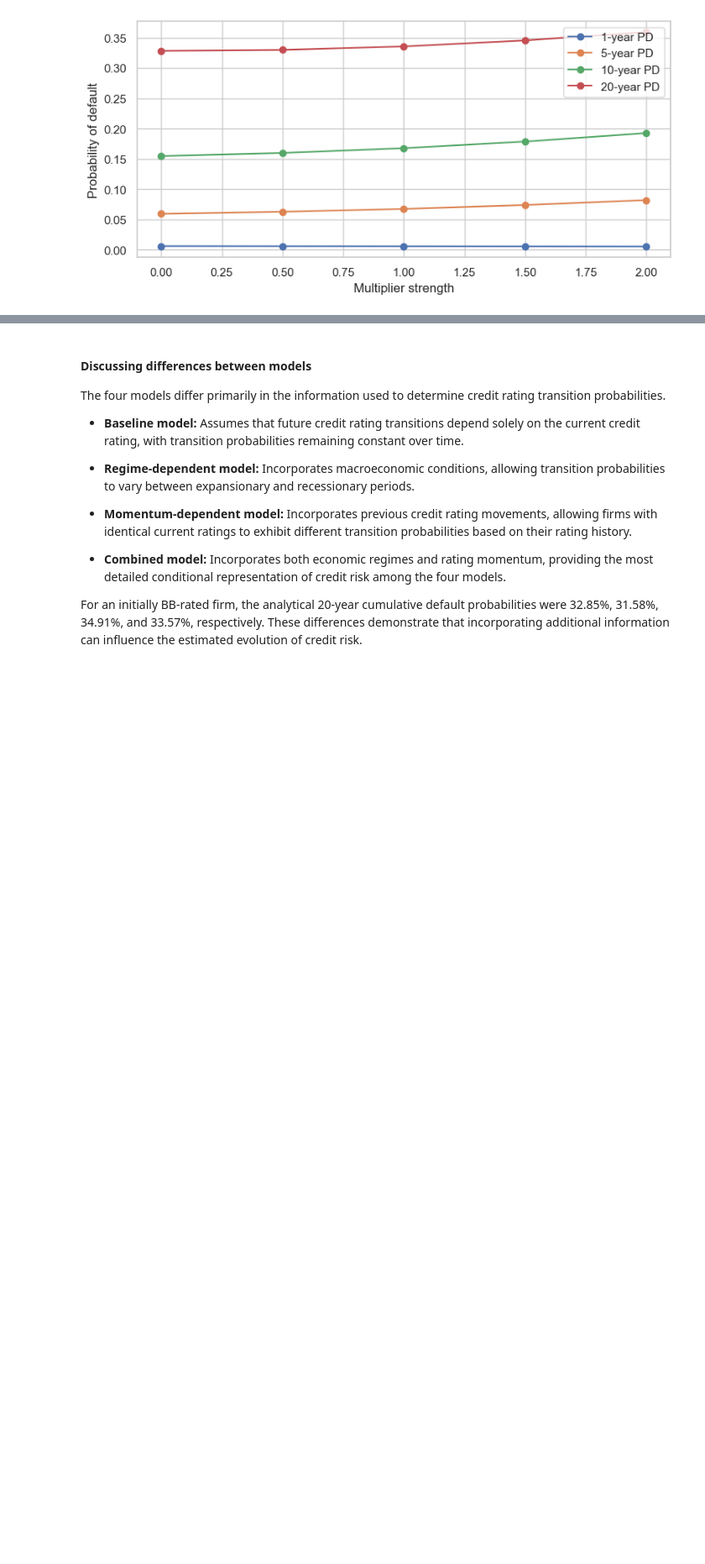
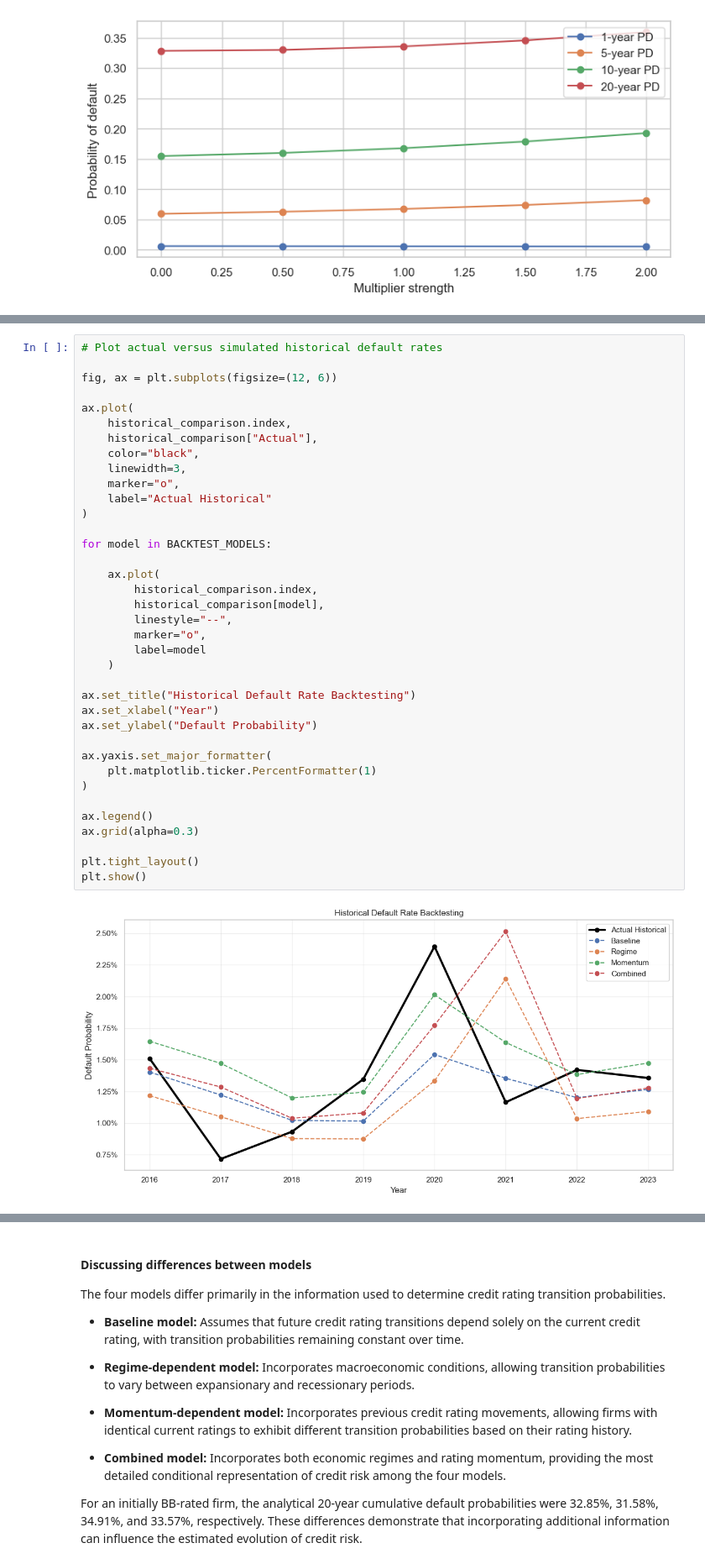
Before and after one commit to dfamobio-code/credit-rating-markov-model, a Jupyter notebook: full_analysis.ipynb, the cells around one changed output, grey strips where cells are left out. Shown at 84% size. Cells and saved outputs as stored; diff of their text form; blank space fills up the shorter version.

```diff
--- a/full_analysis.ipynb
+++ b/full_analysis.ipynb
@@ -847,0 +1362,39 @@ summary.to_csv(PROCESSED / "model_comparison.csv")
+# %%
+# Plot actual versus simulated historical default rates
+
+fig, ax = plt.subplots(figsize=(12, 6))
+
+ax.plot(
+    historical_comparison.index,
+    historical_comparison["Actual"],
+    color="black",
+    linewidth=3,
+    marker="o",
+    label="Actual Historical"
+)
+
+for model in BACKTEST_MODELS:
+
+    ax.plot(
+        historical_comparison.index,
+        historical_comparison[model],
+        linestyle="--",
+        marker="o",
+        label=model
+    )
+
+ax.set_title("Historical Default Rate Backtesting")
+ax.set_xlabel("Year")
+ax.set_ylabel("Default Probability")
+
+ax.yaxis.set_major_formatter(
+    plt.matplotlib.ticker.PercentFormatter(1)
+)
+
+ax.legend()
+ax.grid(alpha=0.3)
+
+plt.tight_layout()
+plt.show()
+# %% [output]
+[figure, added]
```
Also changed, not shown: parts of 14 cells of this notebook, 5 other files.
